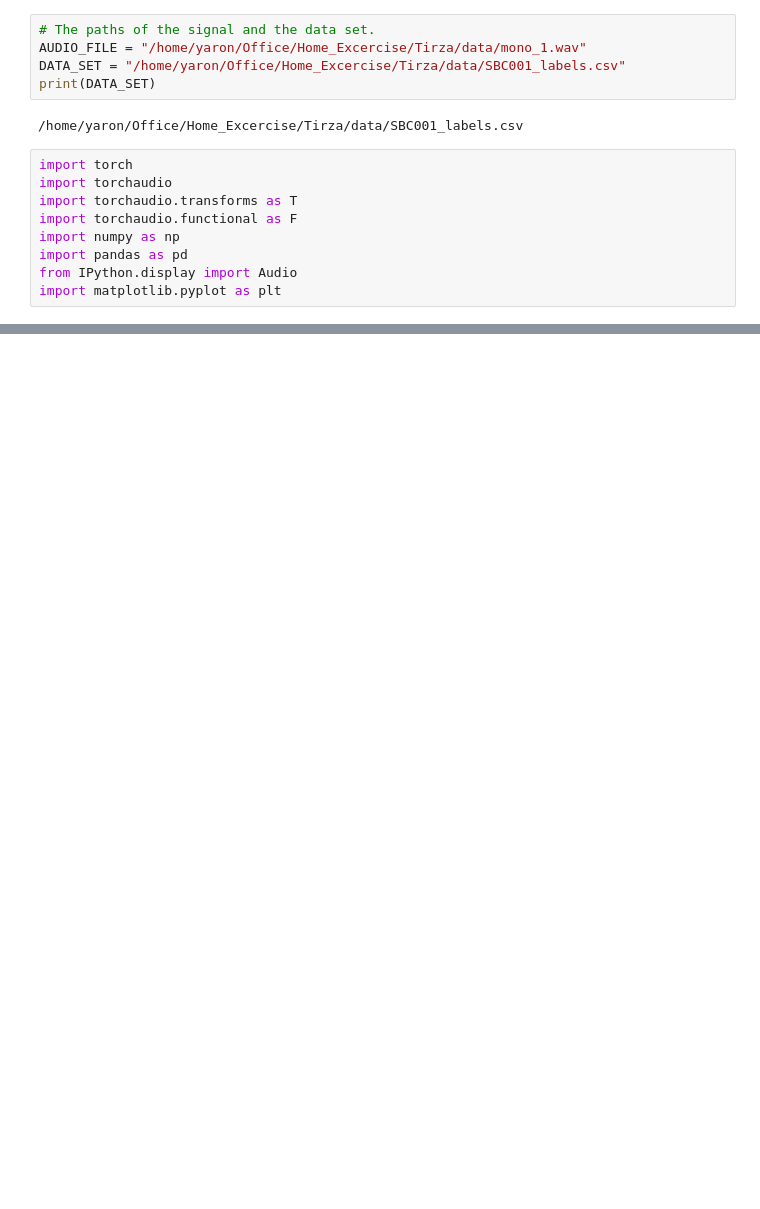
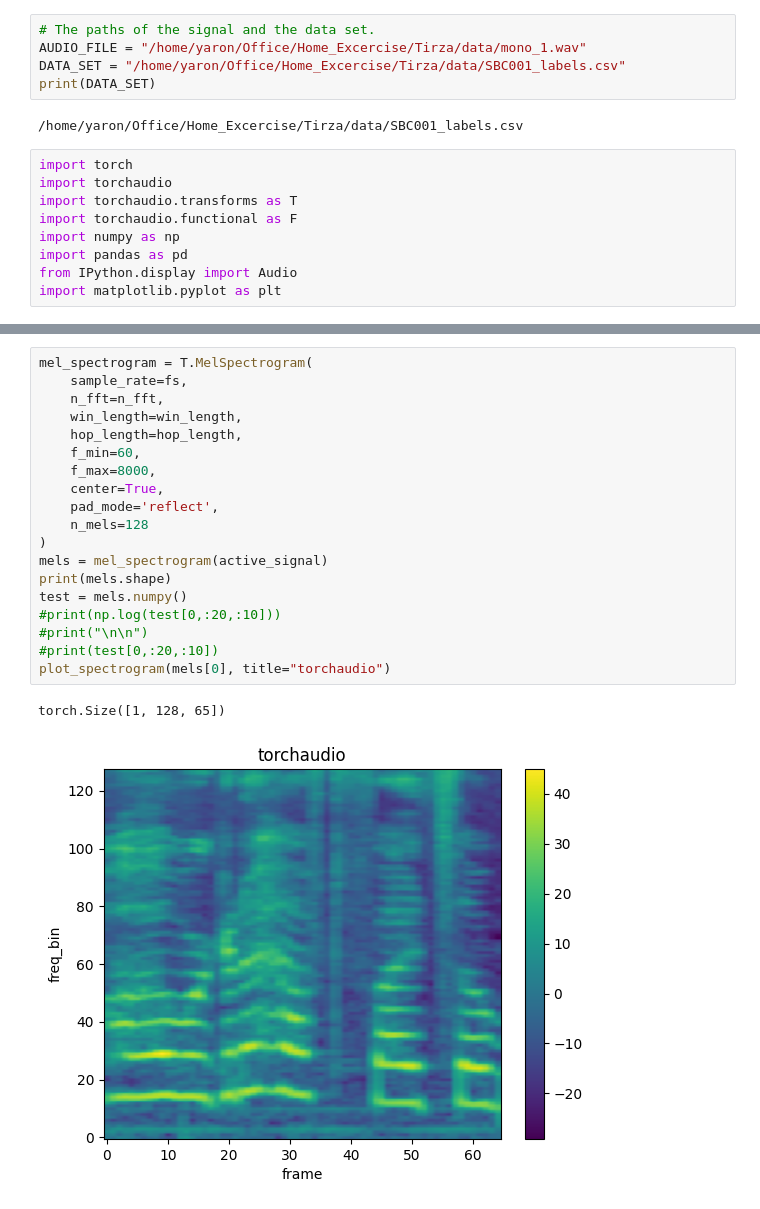
Before and after one commit to yaronwinter/workshop, a Jupyter notebook: notebooks/spectrogram.ipynb, the cells around one changed output, grey strips where cells are left out. Drawn from its saved outputs; the diff is of its cells as text; blank space fills up the shorter version.

```diff
--- a/notebooks/spectrogram.ipynb
+++ b/notebooks/spectrogram.ipynb
@@ -74,0 +87,22 @@ torch.Size([1, 1025, 302])
+# %%
+mel_spectrogram = T.MelSpectrogram(
+    sample_rate=fs,
+    n_fft=n_fft,
+    win_length=win_length,
+    hop_length=hop_length,
+    f_min=60,
+    f_max=8000,
+    center=True,
+    pad_mode='reflect',
+    n_mels=128
+)
+mels = mel_spectrogram(active_signal)
+print(mels.shape)
+test = mels.numpy()
+#print(np.log(test[0,:20,:10]))
+#print("\n\n")
+#print(test[0,:20,:10])
+plot_spectrogram(mels[0], title="torchaudio")
+# %% [output]
+torch.Size([1, 128, 65])
+[figure, added]
```
Also changed, not shown: parts of 3 cells of this notebook, 6 other files.
